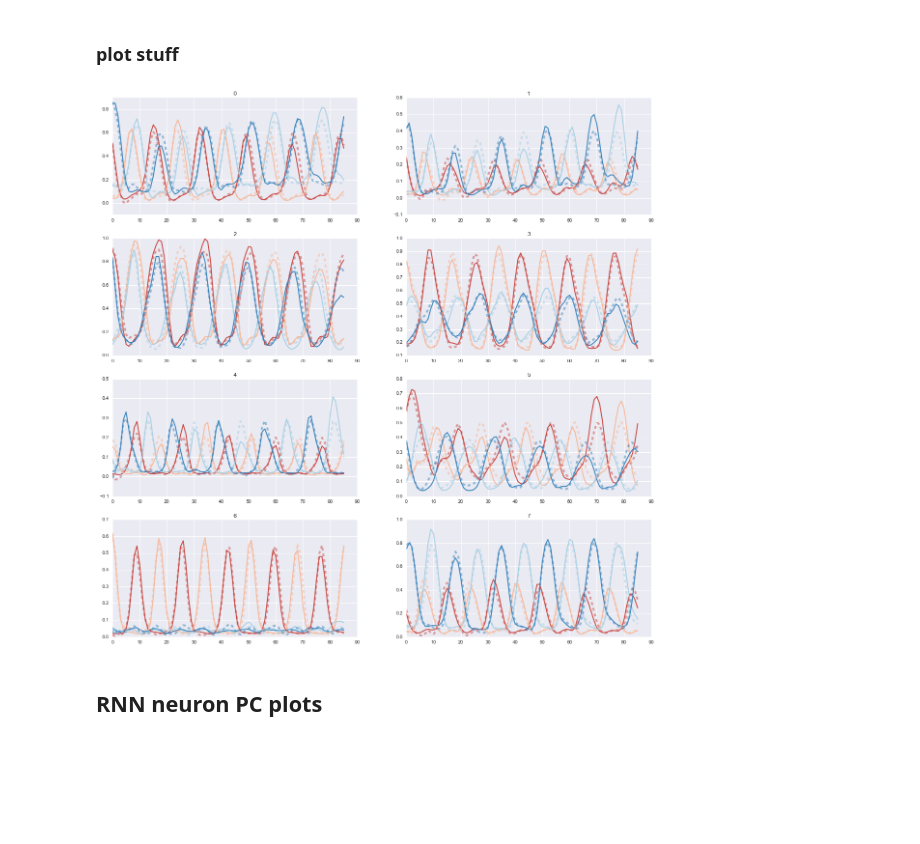
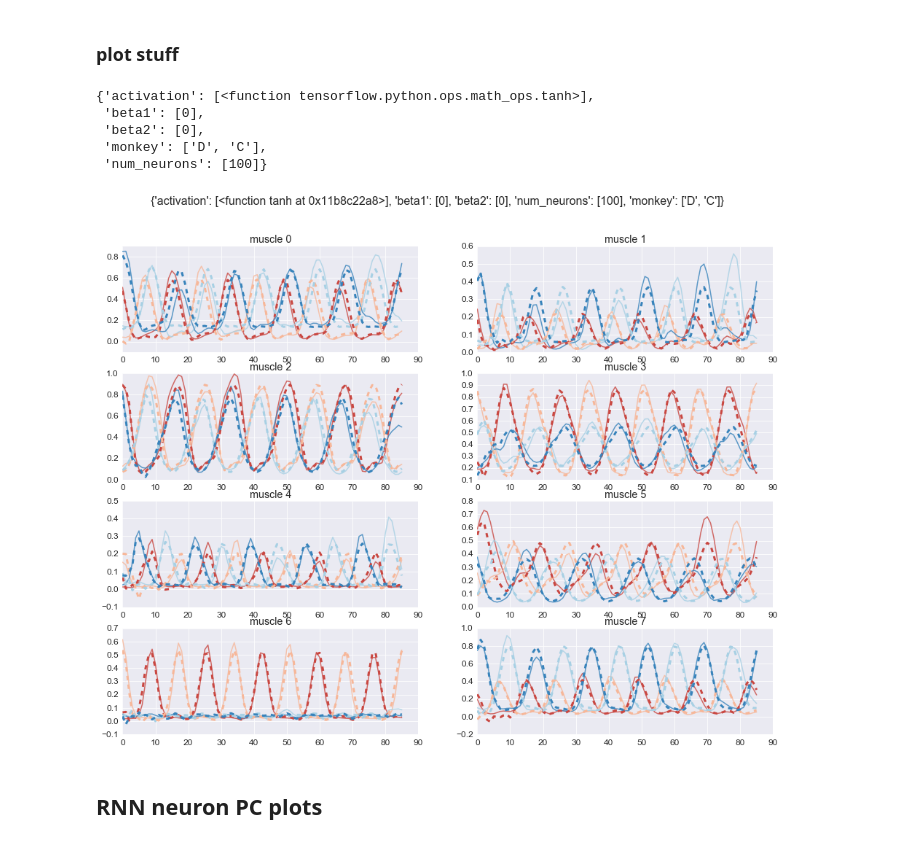
Before and after one commit to jsseely/cyclingRNN, a Jupyter notebook: cycling rnn - hyperparams.ipynb, the cells around one changed output. Cells and saved outputs as stored; diff of their text form; code cells hidden in the pictures; blank space fills up the shorter version.

Commit message:
figure outputs and ParameterGrid implementations.

```diff
--- a/cycling rnn - hyperparams.ipynb
+++ b/cycling rnn - hyperparams.ipynb
@@ -100,5 +69,0 @@ print x_tf.shape
-# %%
-for i in range(x_tf.shape[0]):
-    for j in range(x_tf.shape[1]):
-        x_tf[i,j] = x_tf[i,j][:emg_.shape[0],:emg_.shape[1],:]
-        y_tf[i,j] = y_tf[i,j][:emg_.shape[0],:emg_.shape[1],:]
@@ -105,2 +78,7 @@ for i in range(x_tf.shape[0]):
+# %%
+for ii in range(x_tf.size):
+    param_inds = np.unravel_index(ii, x_tf.shape)
+    x_tf[param_inds] = x_tf[param_inds][:emg.shape[0],:emg.shape[1],:]
+    y_tf[param_inds] = y_tf[param_inds][:emg.shape[0],:emg.shape[1],:]
 # %% [markdown]
 ### plot stuff
@@ -110,18 +85,32 @@ jj = 0
+# %%
+sns.set_context('paper', font_scale=1.5)
+# %%
+ii = 1
+param_inds = np.unravel_index(ii, x_tf.shape)
+# %%
+param_grid
+# %% [output]
+{'activation': [<function tensorflow.python.ops.math_ops.tanh>],
+ 'beta1': [0],
+ 'beta2': [0],
+ 'monkey': ['D', 'C'],
+ 'num_neurons': [100]}
 # %%
 rows = 4
 cols = 2
 
 with sns.color_palette(n_colors=4):
-    f, ax = plt.subplots(rows,cols, figsize=(20,20))
+    f, ax = plt.subplots(rows,cols, figsize=(16, 12))
     for i in range(rows):
         for j in range(cols):
             muscle = np.ravel_multi_index((i,j), (rows,cols))
-            ax[i,j].plot(emg_[:,:,muscle], linewidth=2, alpha=1)
-            ax[i,j].plot(y_tf[ii,jj][:,:,muscle],'--',linewidth=4, alpha=0.5)
-            ax[i,j].set_title(str(muscle))
+            ax[i,j].plot(emg[:,:,muscle], linewidth=1.5, alpha=.8)
+            ax[i,j].plot(y_tf[param_inds][:,:,muscle],'--',linewidth=3, alpha=1)
+            ax[i,j].set_title('muscle '+str(muscle))
+f.suptitle(param_grid, fontsize=16)
 plt.show()
 # %% [output]
-[figure, old version]
+[figure, new version]
 # %% [markdown]
 ## RNN neuron PC plots
 # %%
```
Also changed, not shown: parts of 34 cells of this notebook, 10 other files.
